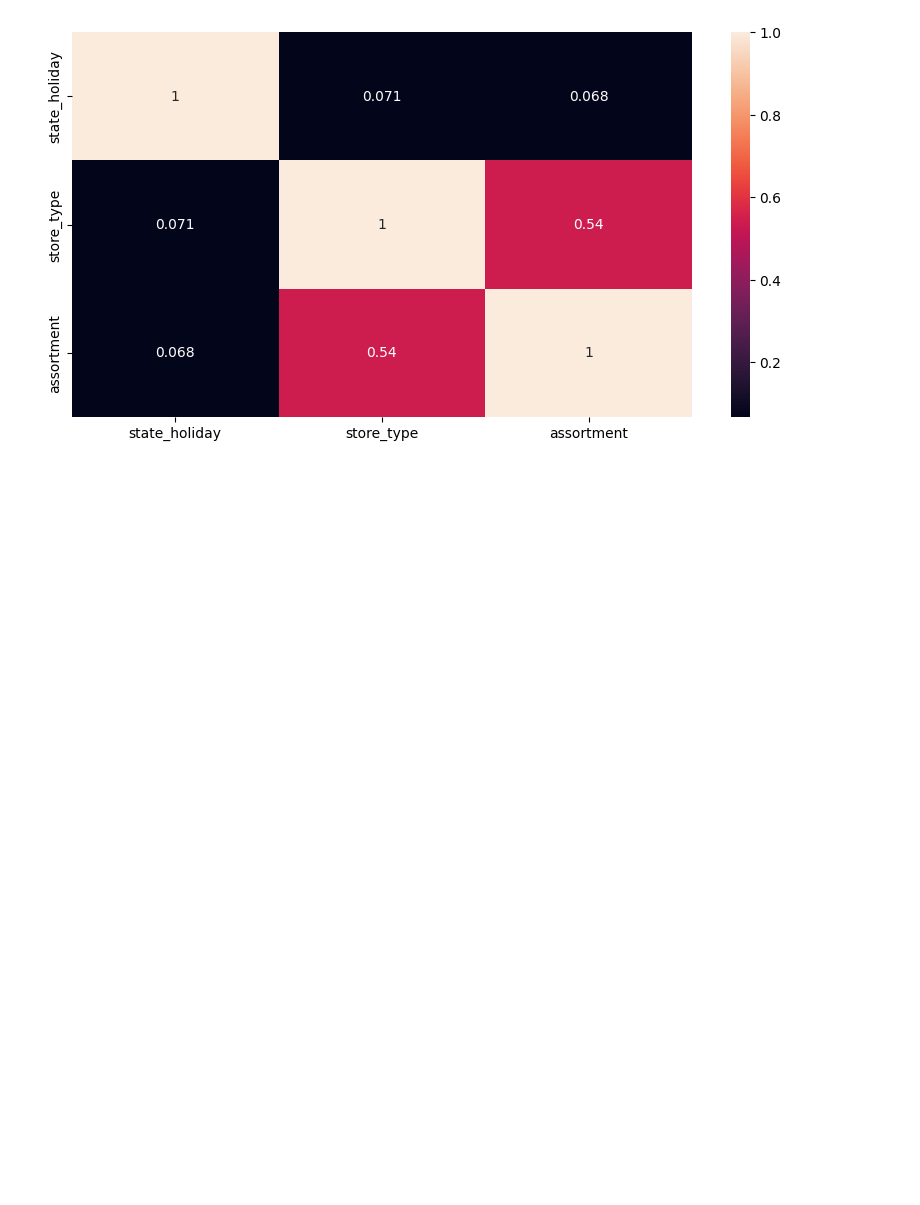
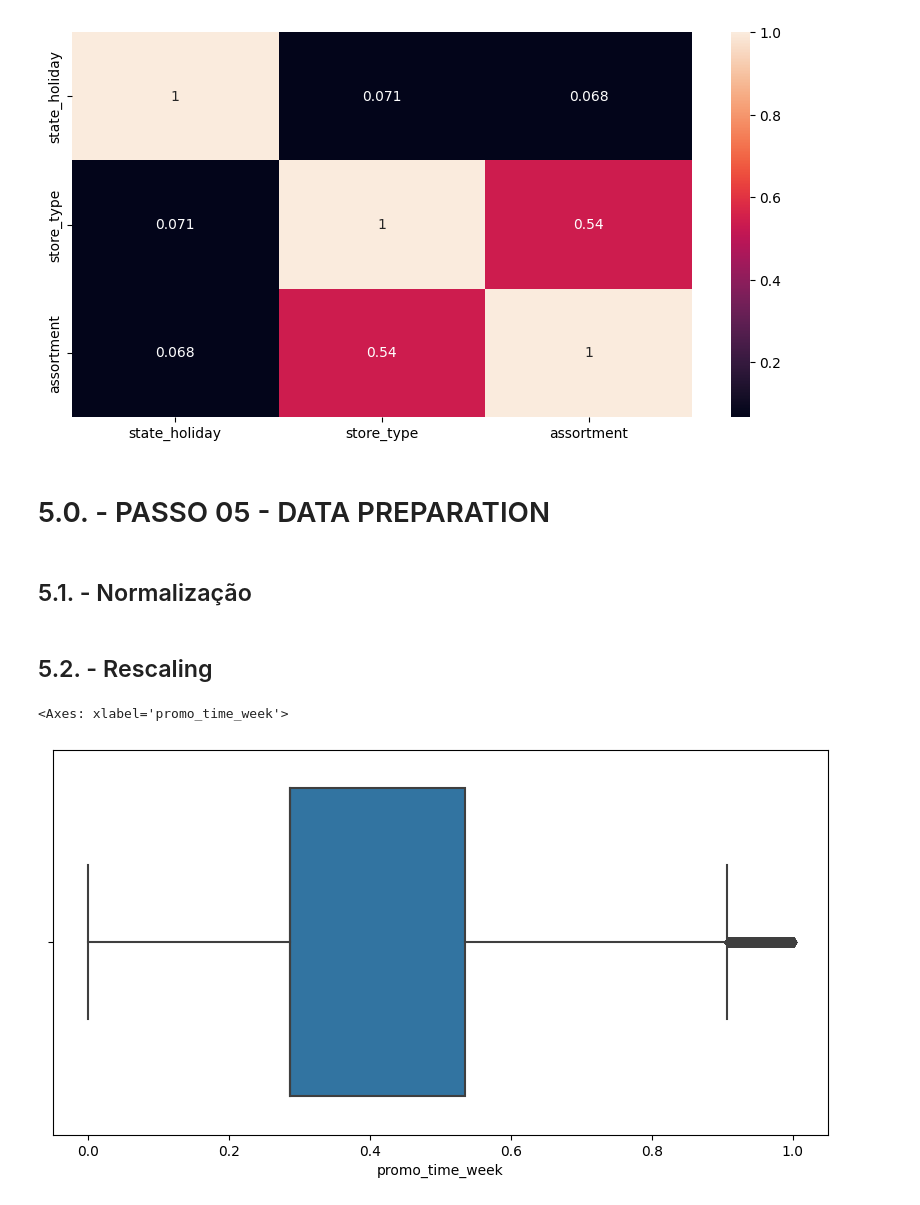
Before and after one commit to OscarFantozzi/Rossmann-Sales, a Jupyter notebook: rossmann_sales.ipynb, the cells around one changed output. Cells and saved outputs as stored; diff of their text form; code cells hidden in the pictures; blank space fills up the shorter version.

Commit message:
rescaling done

```diff
--- a/rossmann_sales.ipynb
+++ b/rossmann_sales.ipynb
@@ -865,3 +866,11 @@ sns.heatmap( d, annot = True )
 # %% [output]
 <Axes: >
 [figure]
+# %% [markdown]
+# 5.0. - PASSO 05 - DATA PREPARATION
+# %%
+df5 = df4.copy()
+# %% [markdown]
+## 5.1. - Normalização
+# %% [markdown]
+## 5.2. - Rescaling
@@ -867,0 +879,6 @@ sns.heatmap( d, annot = True )
+# %%
+plt.figure( figsize = (10,5) )
+sns.boxplot( x = 'promo_time_week', data = df5 )
+# %% [output]
+<Axes: xlabel='promo_time_week'>
+[figure, added]
```
Also changed, not shown: parts of 5 cells of this notebook.
